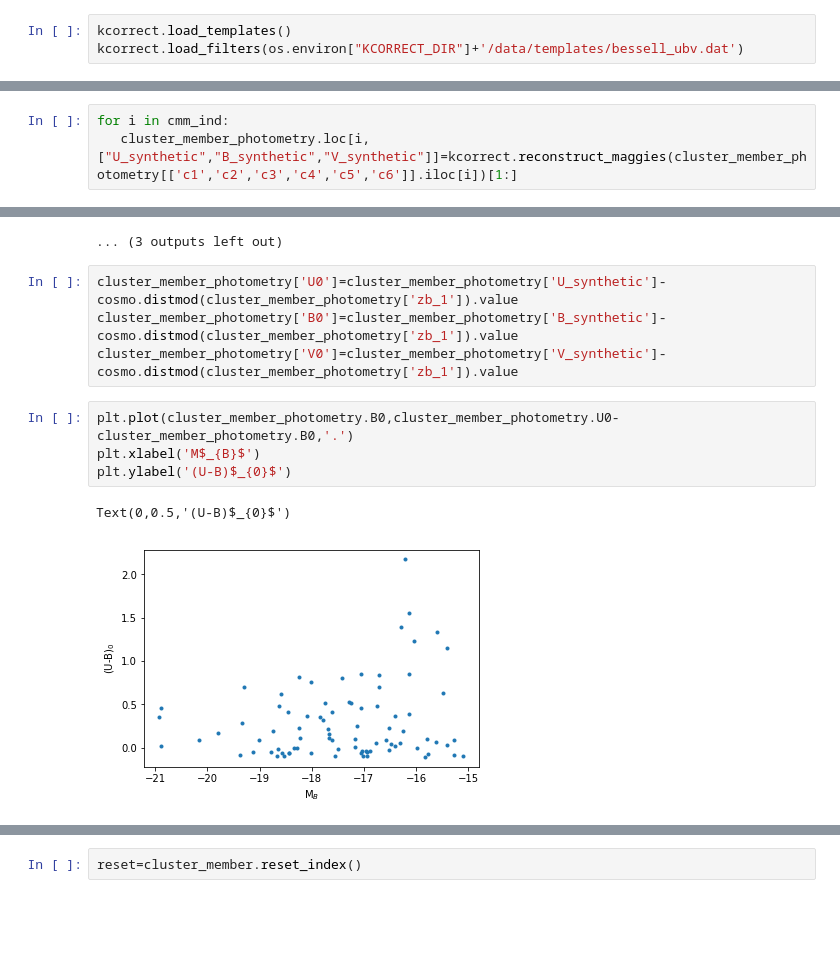
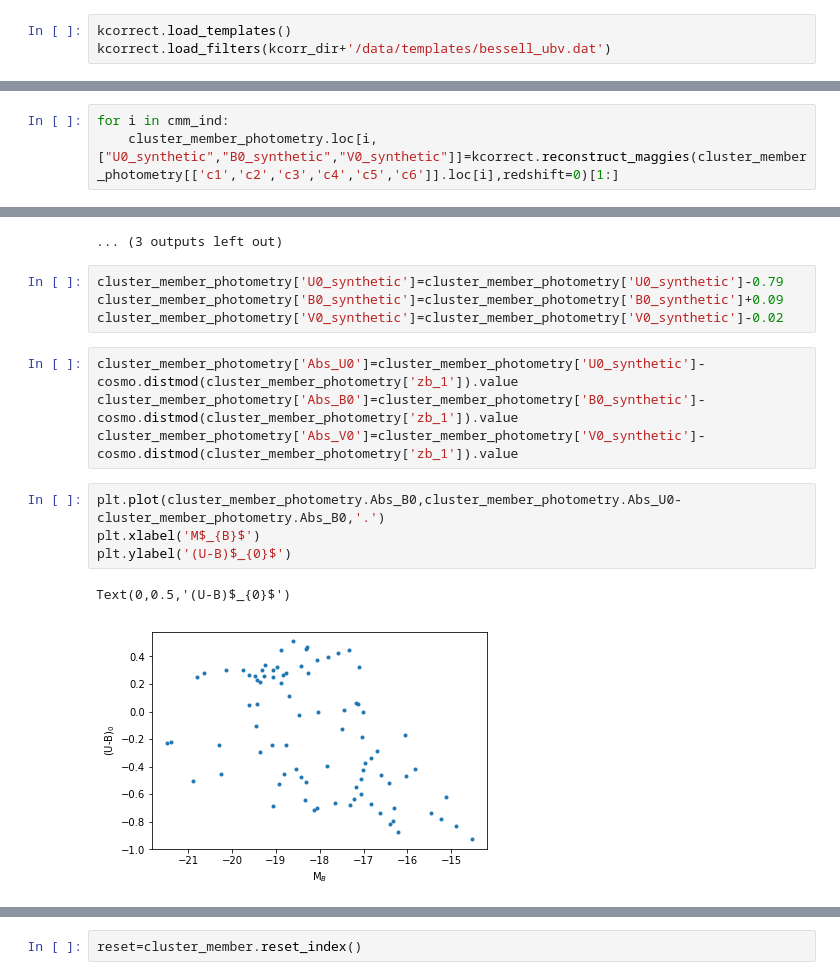
Before and after one commit to lrhunt/LCBGS_IN_CLUSTERS, a Jupyter notebook: MOLINO_KCORR.ipynb, the cells around one changed output, grey strips where cells are left out. Saved outputs shown, nothing was run; the diff lists cells and outputs as text; blank space fills up the shorter version.

```diff
--- a/MOLINO_KCORR.ipynb
+++ b/MOLINO_KCORR.ipynb
@@ -77,3 +75,3 @@ cluster_member_photometry['V_synthetic']=np.nan
 # %%
 kcorrect.load_templates()
-kcorrect.load_filters(os.environ["KCORRECT_DIR"]+'/data/templates/bessell_ubv.dat')
+kcorrect.load_filters(kcorr_dir+'/data/templates/bessell_ubv.dat')
@@ -80,6 +90,6 @@ kcorrect.load_filters(os.environ["KCORRECT_DIR"]+'/data/templates/bessell_ubv.da
 # %%
 for i in cmm_ind:
-   cluster_member_photometry.loc[i,["U_synthetic","B_synthetic","V_synthetic"]]=kcorrect.reconstruct_maggies(cluster_member_photometry[['c1','c2','c3','c4','c5','c6']].iloc[i])[1:]
+    cluster_member_photometry.loc[i,["U0_synthetic","B0_synthetic","V0_synthetic"]]=kcorrect.reconstruct_maggies(cluster_member_photometry[['c1','c2','c3','c4','c5','c6']].loc[i],redshift=0)[1:]
 # %%
 columns=list(cluster_member_photometry)
 cluster_member_photometry.loc[:,[col for col in columns if 'synthetic' in col]]=-2.5*np.log10(cluster_member_photometry.loc[:,[col for col in columns if 'synthetic' in col]])
@@ -103,14 +113,18 @@ for col in [col for col in columns if ('synthetic' in col) & ('F' in col)]:
 [figure]
 [figure]
 ... (3 outputs left out)
+# %%
+cluster_member_photometry['U0_synthetic']=cluster_member_photometry['U0_synthetic']-0.79
+cluster_member_photometry['B0_synthetic']=cluster_member_photometry['B0_synthetic']+0.09
+cluster_member_photometry['V0_synthetic']=cluster_member_photometry['V0_synthetic']-0.02
 # %%
-cluster_member_photometry['U0']=cluster_member_photometry['U_synthetic']-cosmo.distmod(cluster_member_photometry['zb_1']).value
-cluster_member_photometry['B0']=cluster_member_photometry['B_synthetic']-cosmo.distmod(cluster_member_photometry['zb_1']).value
-cluster_member_photometry['V0']=cluster_member_photometry['V_synthetic']-cosmo.distmod(cluster_member_photometry['zb_1']).value
+cluster_member_photometry['Abs_U0']=cluster_member_photometry['U0_synthetic']-cosmo.distmod(cluster_member_photometry['zb_1']).value
+cluster_member_photometry['Abs_B0']=cluster_member_photometry['B0_synthetic']-cosmo.distmod(cluster_member_photometry['zb_1']).value
+cluster_member_photometry['Abs_V0']=cluster_member_photometry['V0_synthetic']-cosmo.distmod(cluster_member_photometry['zb_1']).value
 # %%
-plt.plot(cluster_member_photometry.B0,cluster_member_photometry.U0-cluster_member_photometry.B0,'.')
+plt.plot(cluster_member_photometry.Abs_B0,cluster_member_photometry.Abs_U0-cluster_member_photometry.Abs_B0,'.')
 plt.xlabel('M$_{B}$')
 plt.ylabel('(U-B)$_{0}$')
 # %% [output]
 Text(0,0.5,'(U-B)$_{0}$')
-[figure, old version]
+[figure, new version]
```
Also changed, not shown: parts of 22 cells of this notebook, 1 other file.
